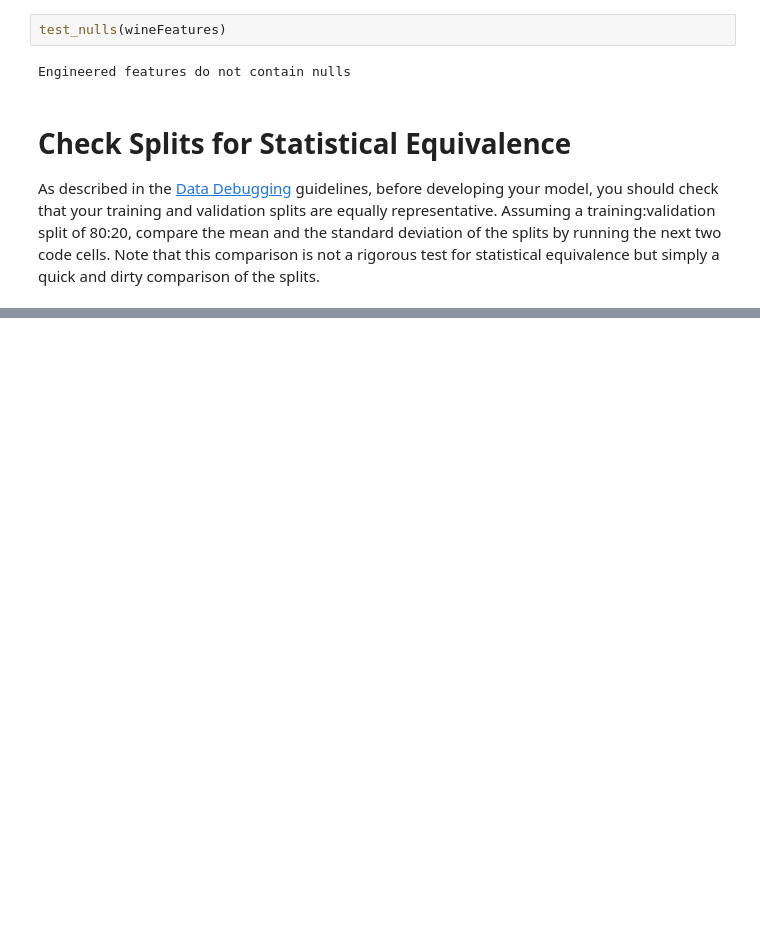
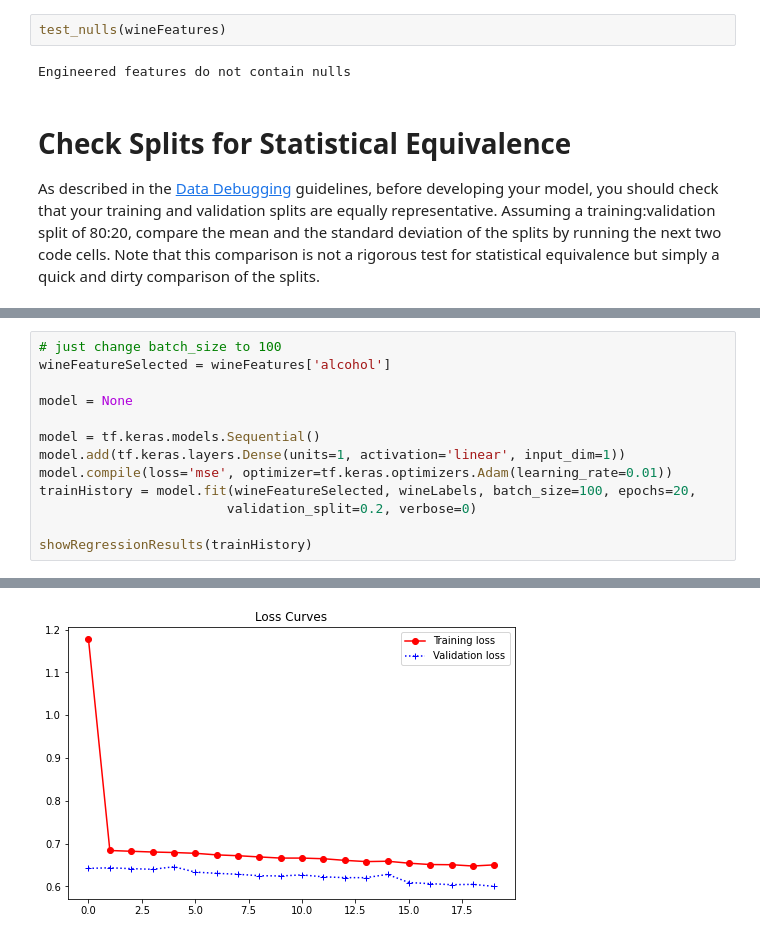
Before and after one commit to fasthill/google-ML-crash-course, a Jupyter notebook: 13. Case Study- Debugging in Regression.ipynb, the cells around one changed output, grey strips where cells are left out. Saved outputs shown, nothing was run; the diff lists cells and outputs as text; blank space fills up the shorter version.

```diff
--- a/13. Case Study- Debugging in Regression.ipynb
+++ b/13. Case Study- Debugging in Regression.ipynb
@@ -274,0 +370,14 @@ As described in the [Data Debugging](https://developers.google.com/machine-learn
+# %%
+# just change batch_size to 100
+wineFeatureSelected = wineFeatures['alcohol']
+
+model = None
+
+model = tf.keras.models.Sequential()
+model.add(tf.keras.layers.Dense(units=1, activation='linear', input_dim=1))
+model.compile(loss='mse', optimizer=tf.keras.optimizers.Adam(learning_rate=0.01))
+trainHistory = model.fit(wineFeatureSelected, wineLabels, batch_size=100, epochs=20,
+                        validation_split=0.2, verbose=0)
+
+showRegressionResults(trainHistory)
+# %% [output]
@@ -274,0 +386 @@ As described in the [Data Debugging](https://developers.google.com/machine-learn
+[figure, added]
```
Also changed, not shown: parts of 29 cells of this notebook.
